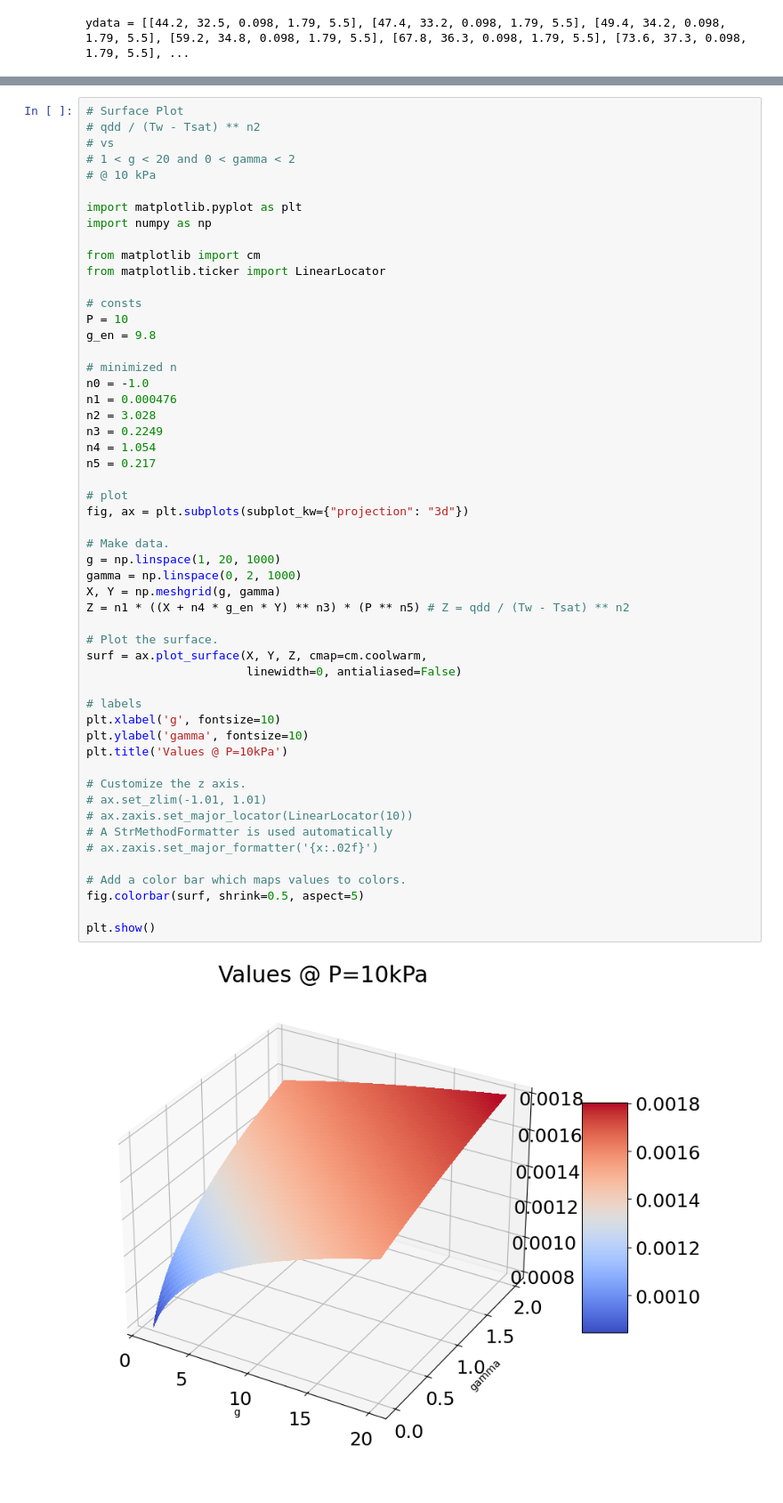
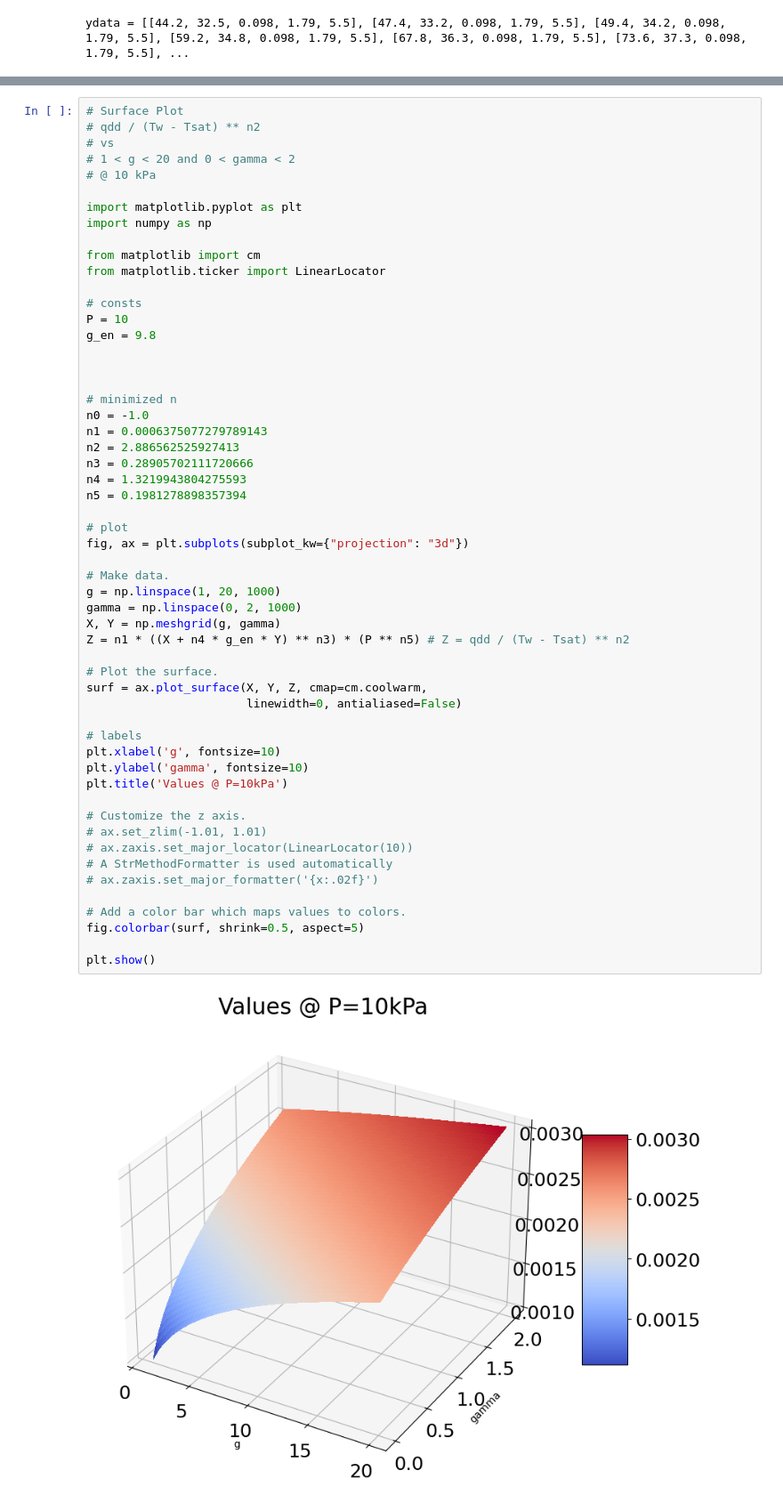
Before and after one commit to tristan-gardner/ME249_project, a Jupyter notebook: 1_genetic_algo/part1-3.ipynb, the cells around one changed output, grey strips where cells are left out. Shown at 89% size. Cells and saved outputs as stored; diff of their text form.

```diff
--- a/1_genetic_algo/part1-3.ipynb
+++ b/1_genetic_algo/part1-3.ipynb
@@ -521,41 +521,43 @@ from matplotlib.ticker import LinearLocator
 P = 10
 g_en = 9.8
 
+
+
 # minimized n
 n0 = -1.0
-n1 = 0.000476
-n2 = 3.028
-n3 = 0.2249
-n4 = 1.054
-n5 = 0.217
+n1 = 0.0006375077279789143
+n2 = 2.886562525927413
+n3 = 0.28905702111720666
+n4 = 1.3219943804275593
+n5 = 0.1981278898357394
 
 # plot
 fig, ax = plt.subplots(subplot_kw={"projection": "3d"})
 
 # Make data.
 g = np.linspace(1, 20, 1000)
 gamma = np.linspace(0, 2, 1000)
 X, Y = np.meshgrid(g, gamma)
 Z = n1 * ((X + n4 * g_en * Y) ** n3) * (P ** n5) # Z = qdd / (Tw - Tsat) ** n2
 
 # Plot the surface.
 surf = ax.plot_surface(X, Y, Z, cmap=cm.coolwarm,
                        linewidth=0, antialiased=False)
 
 # labels
 plt.xlabel('g', fontsize=10)
 plt.ylabel('gamma', fontsize=10)
 plt.title('Values @ P=10kPa')
 
 # Customize the z axis.
 # ax.set_zlim(-1.01, 1.01)
 # ax.zaxis.set_major_locator(LinearLocator(10))
 # A StrMethodFormatter is used automatically
 # ax.zaxis.set_major_formatter('{x:.02f}')
 
 # Add a color bar which maps values to colors.
 fig.colorbar(surf, shrink=0.5, aspect=5)
 
 plt.show()
 # %% [output]
-[figure, old version]
+[figure, new version]
```
Also changed, not shown: parts of 2 cells of this notebook.
